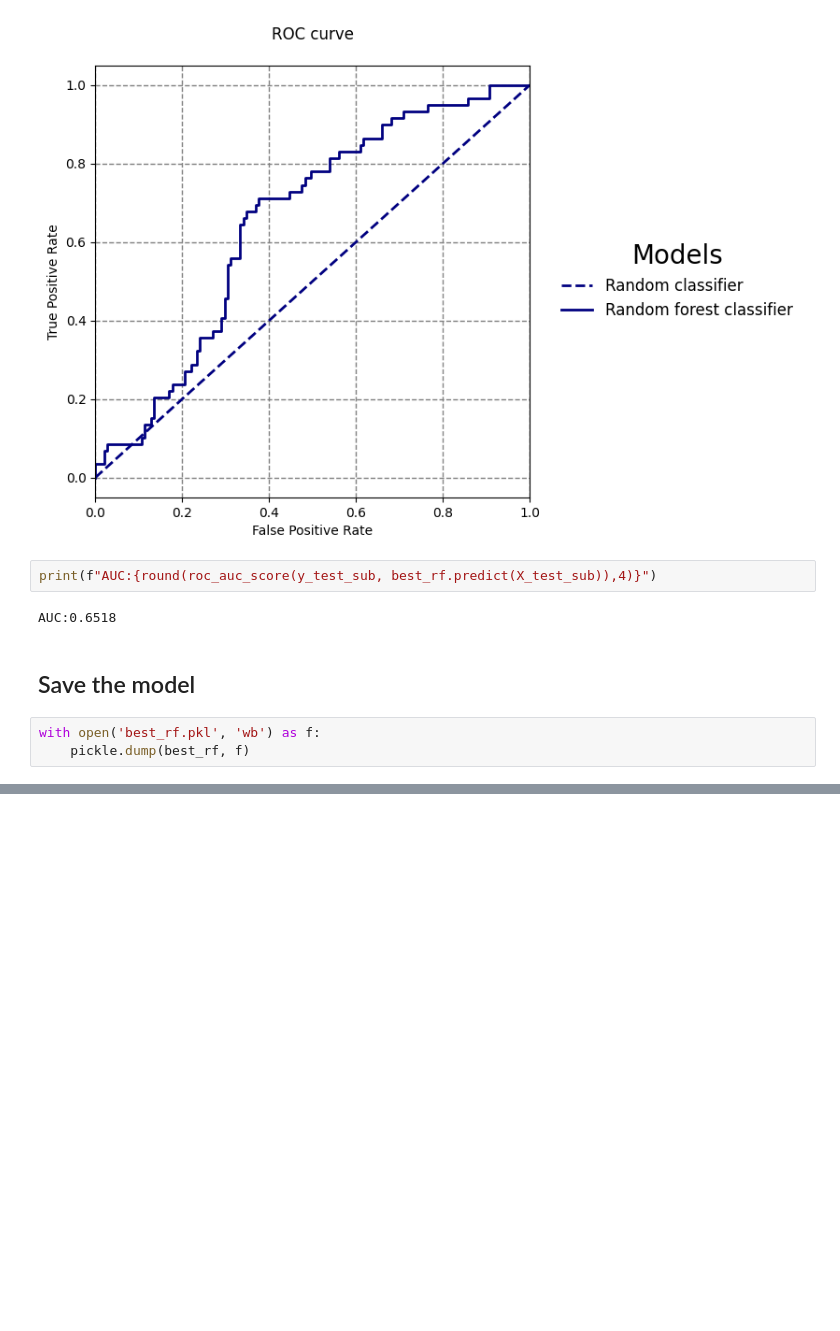
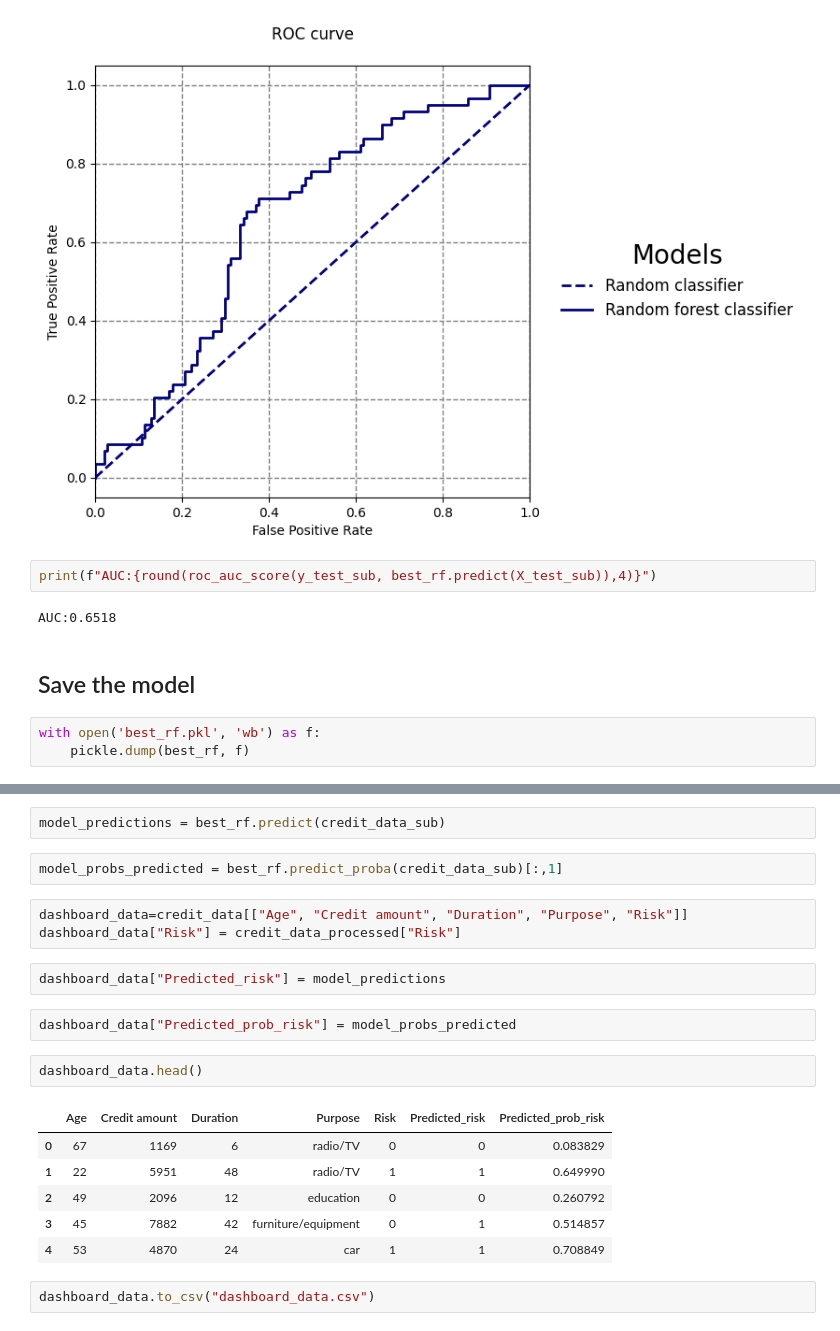
Before and after one commit to koomited/Hack2Hire_TestTech_Profile_54, a Jupyter notebook: EDA.ipynb, the cells around one changed output, grey strips where cells are left out. Drawn from its saved outputs; the diff is of its cells as text; blank space fills up the shorter version.

Commit message:
[ADD] Export model results in csv format

```diff
--- a/EDA.ipynb
+++ b/EDA.ipynb
@@ -490,0 +495,22 @@ with open('best_rf.pkl', 'wb') as f:
+# %%
+model_predictions = best_rf.predict(credit_data_sub)
+# %%
+model_probs_predicted = best_rf.predict_proba(credit_data_sub)[:,1]
+# %%
+dashboard_data=credit_data[["Age", "Credit amount",	"Duration",	"Purpose", "Risk"]]
+dashboard_data["Risk"] = credit_data_processed["Risk"]
+# %%
+dashboard_data["Predicted_risk"] = model_predictions
+# %%
+dashboard_data["Predicted_prob_risk"] = model_probs_predicted
+# %%
+dashboard_data.head()
+# %% [output]
+|  | Age | Credit amount | Duration | Purpose | Risk | Predicted_risk | Predicted_prob_risk |
+| 0 | 67 | 1169 | 6 | radio/TV | 0 | 0 | 0.083829 |
+| 1 | 22 | 5951 | 48 | radio/TV | 1 | 1 | 0.649990 |
+| 2 | 49 | 2096 | 12 | education | 0 | 0 | 0.260792 |
+| 3 | 45 | 7882 | 42 | furniture/equipment | 0 | 1 | 0.514857 |
+| 4 | 53 | 4870 | 24 | car | 1 | 1 | 0.708849 |
+# %%
+dashboard_data.to_csv("dashboard_data.csv")
```
Also changed, not shown: parts of 2 cells of this notebook, 2 other files.
